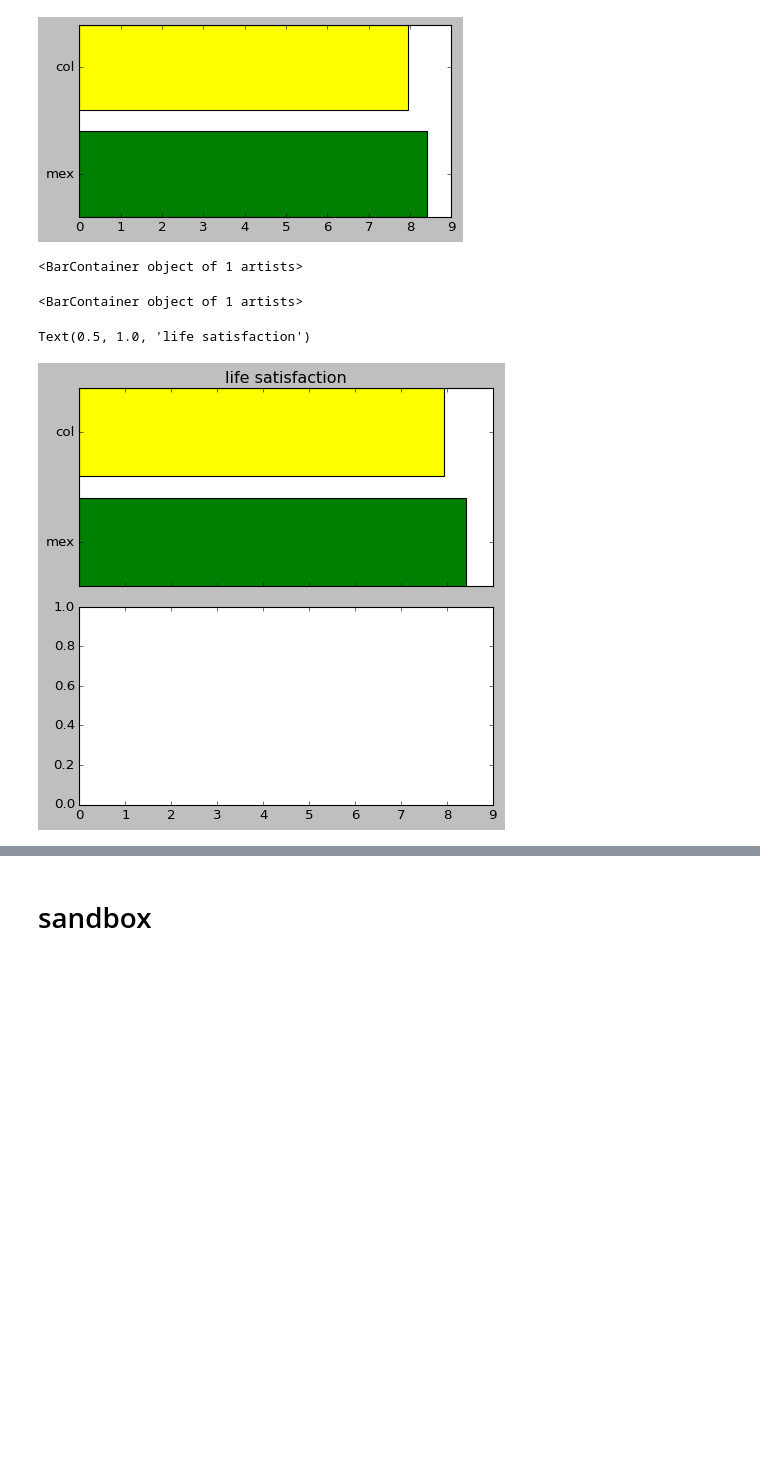
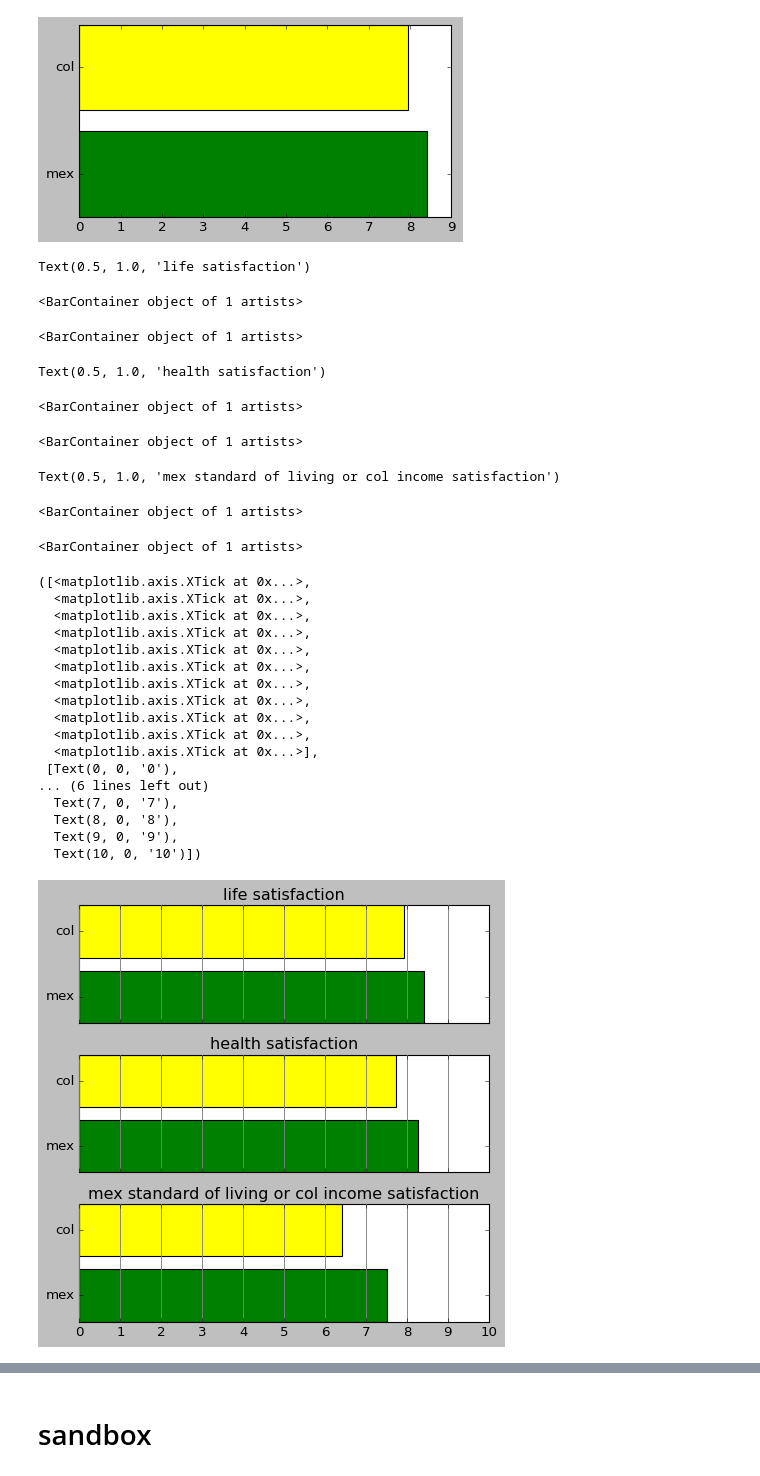
Before and after one commit to theaok/linaColMex, a Jupyter notebook: linaColMex.ipynb, the cells around one changed output, grey strips where cells are left out. Saved outputs shown, nothing was run; the diff lists cells and outputs as text; code cells hidden in the pictures; blank space fills up the shorter version.

```diff
--- a/linaColMex.ipynb
+++ b/linaColMex.ipynb
@@ -364,5 +365,6 @@ print(lab["life satisfaction"])
 En general, qué tan satisfecho(a) se siente ... con su vida actualmente?
   0 Totalmente insatisfecho(a) - 10 Totalmente satisfecho(a)
 # %%
-chaComHog[['life satisfaction','income satisfaction']].replace(99, np.nan, inplace=True)
+chaComHog['income satisfaction'].replace(99, np.nan, inplace=True)
+chaComHog['life satisfaction'].replace(99, np.nan, inplace=True)
 # %% [output]
@@ -836,7 +881,7 @@ dtype: int64
 #https://www.inegi.org.mx/rnm/index.php/catalog/730/data-dictionary/F20?file_name=TENBIARE
 tenbiare.rename(columns={
     'PA1': 'life satisfaction',
-    'PA3_01': 'standard of living',
+    'PA3_01': 'standard of living satisfaction',
     'PA3_02': 'health satisfaction'
     }, inplace=True)
 #tenbiare.columns
@@ -921,13 +956,51 @@ ax.barh('col',chaComHog['life satisfaction'].mean(),color='yellow')
 <BarContainer object of 1 artists>
 <BarContainer object of 1 artists>
 [figure]
-# %%
-fig, axs = plt.subplots(2, 1, sharex=True, tight_layout=True, figsize = (6, 6))
-axs[0].barh('mex',tenbiare['life satisfaction'].mean(),color='green')
-axs[0].barh('col',chaComHog['life satisfaction'].mean(),color='yellow')
-axs[0].set_title('life satisfaction')
-# %% [output]
-<BarContainer object of 1 artists>
-<BarContainer object of 1 artists>
-Text(0.5, 1.0, 'life satisfaction')
-[figure, removed]
+# %%
+#later for common vars can loop like in https://colab.research.google.com/github/theaok/vis/blob/main/all.ipynb#scrollTo=qIvZmtKSUfIe&line=1&uniqifier=1
+#but here some vars are different
+fig, axs = plt.subplots(3, 1, sharex=True, tight_layout=True, figsize = (6, 6))
+
+axs[0].set_title('life satisfaction')
+axs[0].barh('mex',tenbiare['life satisfaction'].mean(),color='green')
+axs[0].barh('col',chaComHog['life satisfaction'].mean(),color='yellow')
+
+axs[1].set_title('health satisfaction')
+axs[1].barh('mex',tenbiare['health satisfaction'].mean(),color='green')
+axs[1].barh('col',chaComHog['health satisfaction'].mean(),color='yellow')
+
+axs[2].set_title('mex standard of living or col income satisfaction')
+axs[2].barh('mex',tenbiare['standard of living satisfaction'].mean(),color='green')
+axs[2].barh('col',chaComHog['income satisfaction'].mean(),color='yellow')
+
+plt.xticks(np.arange(0, 11, 1))
+for i in range(0,3):
+  axs[i].grid(axis='x' , color ='grey', linestyle ='-', linewidth = 0.9,alpha = 0.9);
+# %% [output]
+Text(0.5, 1.0, 'life satisfaction')
+<BarContainer object of 1 artists>
+<BarContainer object of 1 artists>
+Text(0.5, 1.0, 'health satisfaction')
+<BarContainer object of 1 artists>
+<BarContainer object of 1 artists>
+Text(0.5, 1.0, 'mex standard of living or col income satisfaction')
+<BarContainer object of 1 artists>
+<BarContainer object of 1 artists>
+([<matplotlib.axis.XTick at 0x...>,
+  <matplotlib.axis.XTick at 0x...>,
+  <matplotlib.axis.XTick at 0x...>,
+  <matplotlib.axis.XTick at 0x...>,
+  <matplotlib.axis.XTick at 0x...>,
+  <matplotlib.axis.XTick at 0x...>,
+  <matplotlib.axis.XTick at 0x...>,
+  <matplotlib.axis.XTick at 0x...>,
+  <matplotlib.axis.XTick at 0x...>,
+  <matplotlib.axis.XTick at 0x...>,
+  <matplotlib.axis.XTick at 0x...>],
+ [Text(0, 0, '0'),
+... (6 lines left out)
+  Text(7, 0, '7'),
+  Text(8, 0, '8'),
+  Text(9, 0, '9'),
+  Text(10, 0, '10')])
+[figure, added]
```
Also changed, not shown: parts of 8 cells of this notebook.
